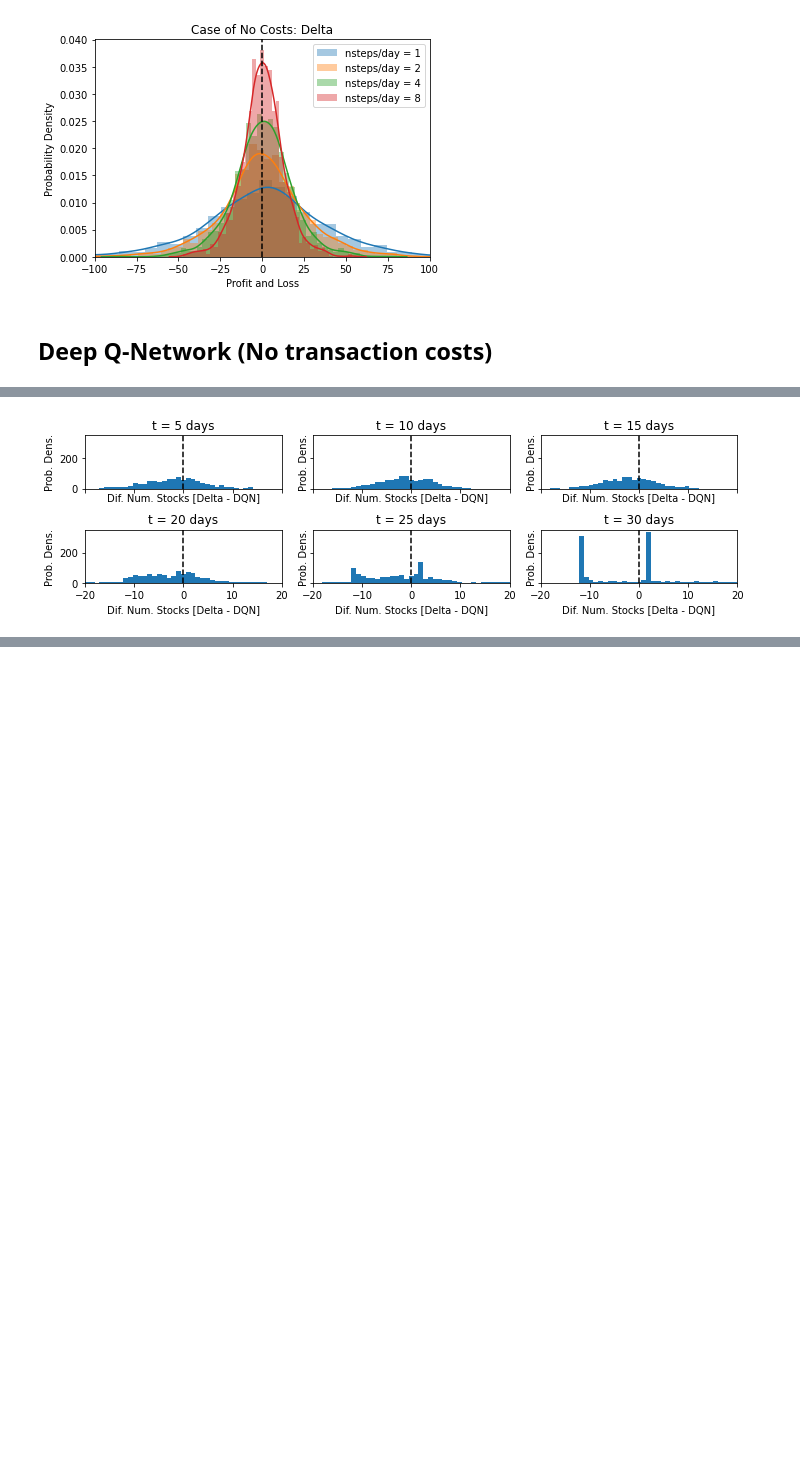
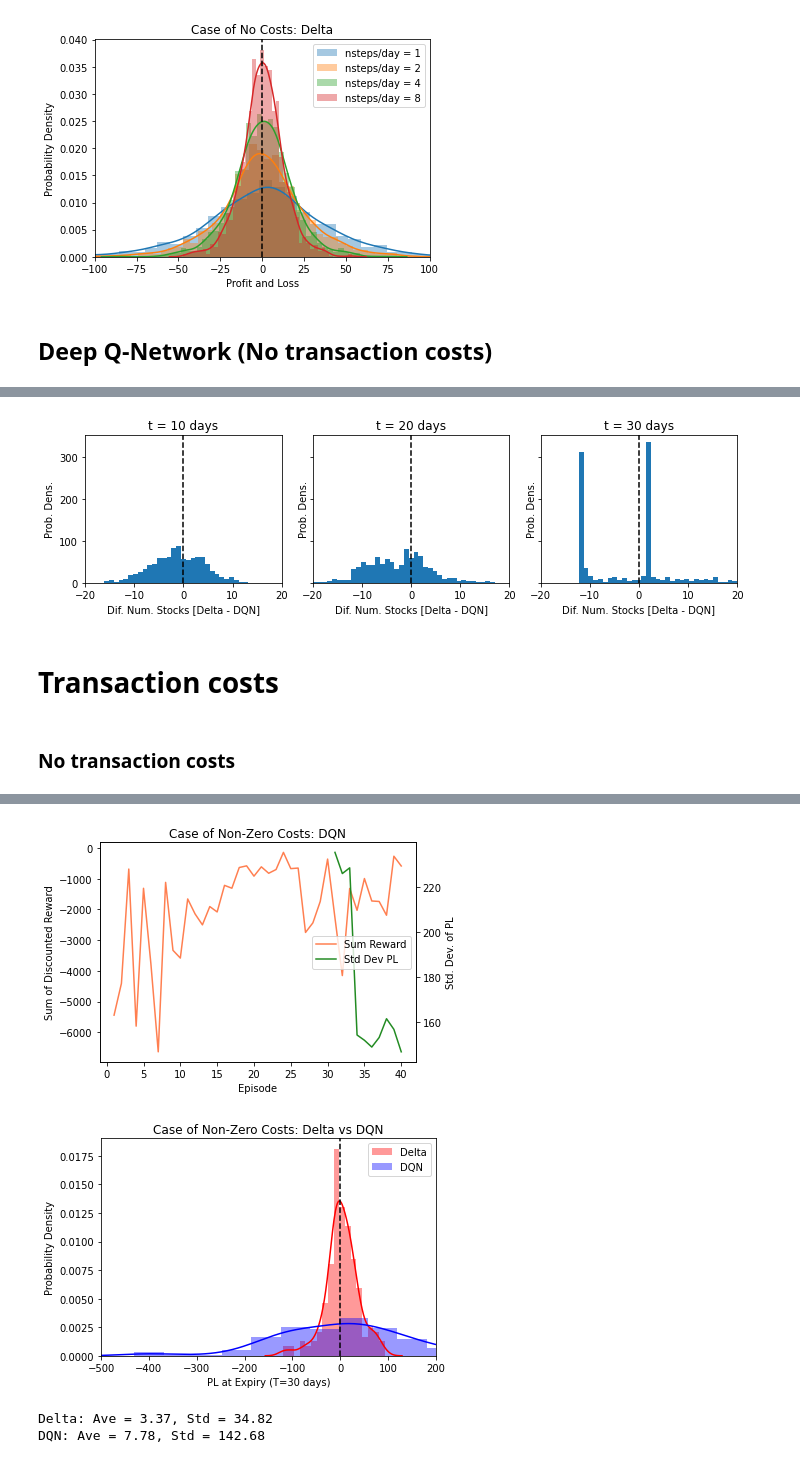
Before and after one commit to JurajZelman/deep-hedging-RL, a Jupyter notebook: deepHedging.ipynb, the cells around one changed output, grey strips where cells are left out. Cells and saved outputs as stored; diff of their text form; code cells hidden in the pictures; blank space fills up the shorter version.

```diff
--- a/deepHedging.ipynb
+++ b/deepHedging.ipynb
@@ -993,10 +788,10 @@ plt.show()
 # %%
-fig, axes = plt.subplots(2,3,sharex=True,sharey=True,figsize=[10,3])
+fig, axes = plt.subplots(1,3,sharex=True,sharey=True,figsize=[10,3])
 axes = axes.ravel()
 
 diff_nS = d_nS - q_nS
 
-for idx_time, ax in zip([5, 10, 15, 20, 25, 30], axes):
+for idx_time, ax in zip([10, 20, 30], axes):
     xs = diff_nS[:, idx_time]
     ax.hist(xs, bins=41, range=(-20,20))
     ax.set_title("t = {} days".format(idx_time))
@@ -1008,4 +803,22 @@ for idx_time, ax in zip([5, 10, 15, 20, 25, 30], axes):
 plt.tight_layout()
 plt.show()
 # %% [output]
-[figure, old version]
+[figure, new version]
+# %% [markdown]
+# Transaction costs
+# %%
+T = 30
+NUM_STEPS = 30 * 1
+MU = 0.05 / 365
+IR = MU
+VOL = 0.20 / np.sqrt(365)
+S0 = 100
+K = 100
+NUM_SOLD_OPT = 100
+KAPPA = 0.1
+# ALPHA = 0
+FREQ_UPDATE_TARGET = 5
+GAMMA = 0.99
+CAPACITY = 10000
+BATCH_SIZE = 32
+NUM_EPISODES = 40
@@ -1011,0 +904,10 @@ plt.show()
+# %% [markdown]
+### No transaction costs
+# %%
+# Filter warnings
+np.warnings.filterwarnings('ignore', category=np.VisibleDeprecationWarning)
+
+ALPHA = 0
+file_name = './model_data/dqn_alpha=0.h5'
+if train_models: train_dqn_model()
+# %% [output]
@@ -1011,0 +915,4 @@ plt.show()
+[figure, added]
+[figure, added]
+Delta: Ave = 3.37, Std = 34.82
+DQN: Ave = 7.78, Std = 142.68
```
Also changed, not shown: parts of 32 cells of this notebook.
